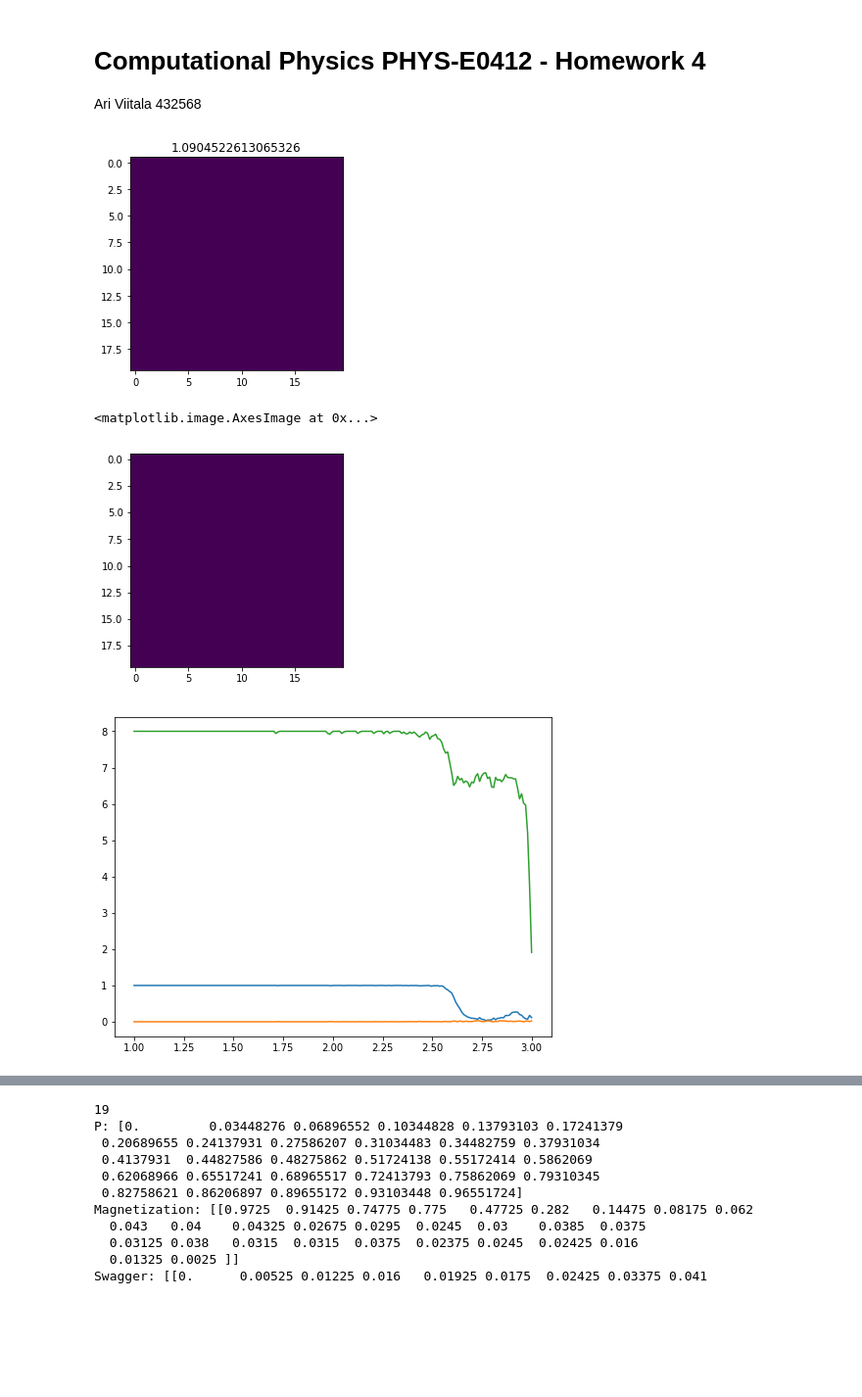
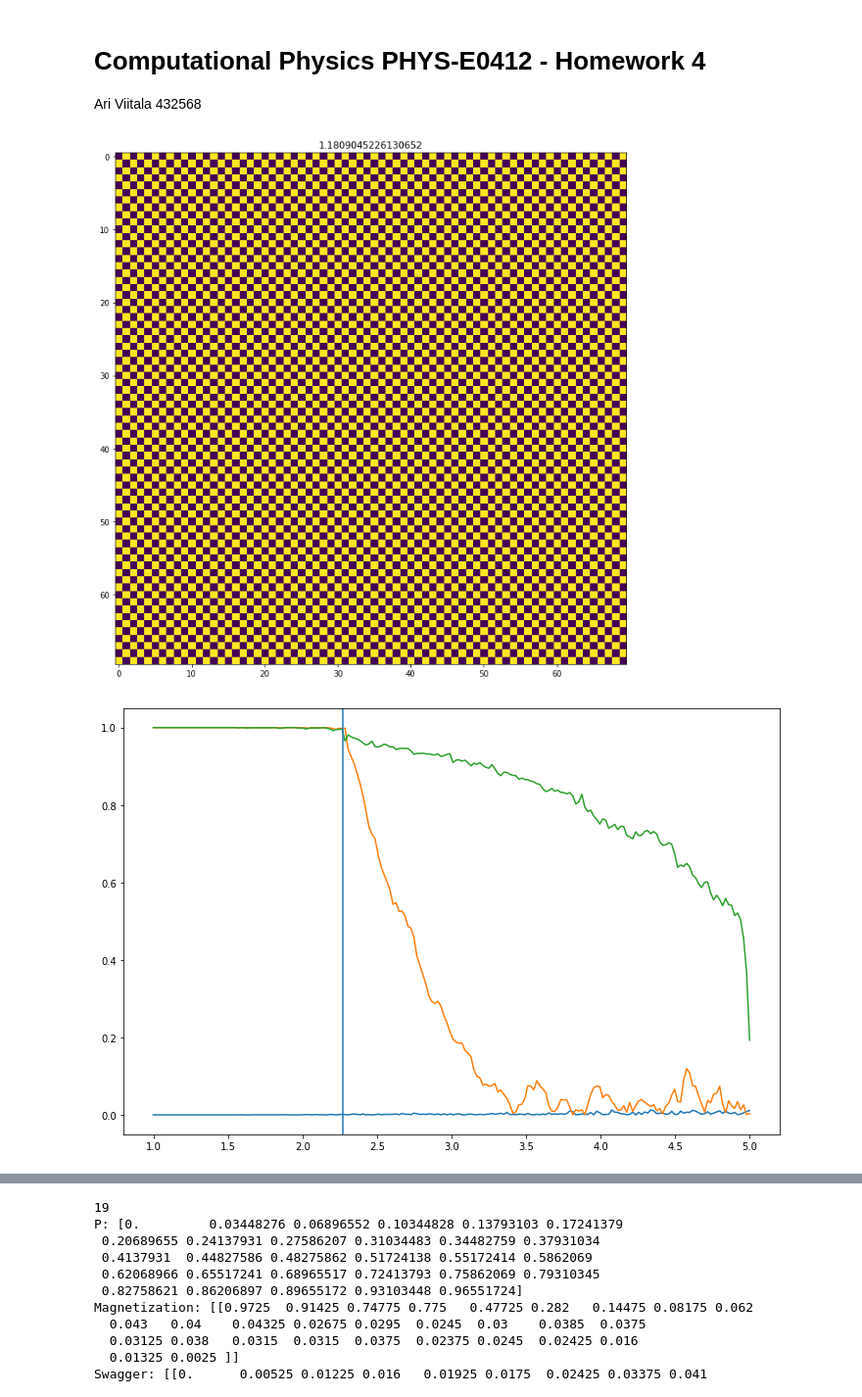
Before and after one commit to ari-viitala/CompPhys, a Jupyter notebook: Viikko4/Viikko4.ipynb, the cells around one changed output, grey strips where cells are left out. Shown at 98% size. Cells and saved outputs as stored; diff of their text form; code cells hidden in the pictures; blank space fills up the shorter version.

```diff
--- a/Viikko4/Viikko4.ipynb
+++ b/Viikko4/Viikko4.ipynb
@@ -9,9 +9,9 @@ from IPython.display import clear_output, display
 %matplotlib inline
 # %%
 iterations = 200
-N = 20
+N = 70
 lat = np.random.randint(0, 2, (N, N)) * 2 - 1
-p = 0
+p = 1
 J = np.ones((N,N))
 sng = np.ones((N,N))
 
@@ -23,7 +23,7 @@ for i in range(0, N):
 sng[::2, ::2] = -1
 sng[1::2, 1::2] = -1
 
-T = np.linspace(3, 1, iterations)
+T = np.linspace(5, 1, iterations)
 # %%
 def H(i, j):
     u = j - 1 if j - 1 >= 0 else N - 1
@@ -40,7 +40,7 @@ m = []
 ms = []
 e = []
 es = []
-fig = plt.figure()
+fig = plt.figure(1, (12, 12))
 ax = fig.gca()
 plt.show()
 for k in range(0, iterations):
@@ -66,20 +66,16 @@ for k in range(0, iterations):
     m.append(1 / N**2 * abs(np.sum(lat)))
     ms.append(1 / N**2 * abs(np.sum(lat * sng)))
 # %% [output]
-[figure, old version]
+[figure, new version]
-# %%
-plt.imshow(J)
-# %% [output]
-<matplotlib.image.AxesImage at 0x...>
-[figure, removed]
 # %%
-plt.figure(1, (8, 6))
+plt.figure(1, (12, 8))
 plt.plot(T,m)
 plt.plot(T, ms)
-plt.plot(T,es)
+plt.plot(T,np.array(es)/8)
+plt.axvline(2.27)
 plt.show()
 # %% [output]
-[figure, old version]
+[figure, new version]
 # %%
 def H2(i, j, J, lat):
     u = j - 1 if j - 1 >= 0 else N - 1
```
Also changed, not shown: parts of 6 cells of this notebook.
